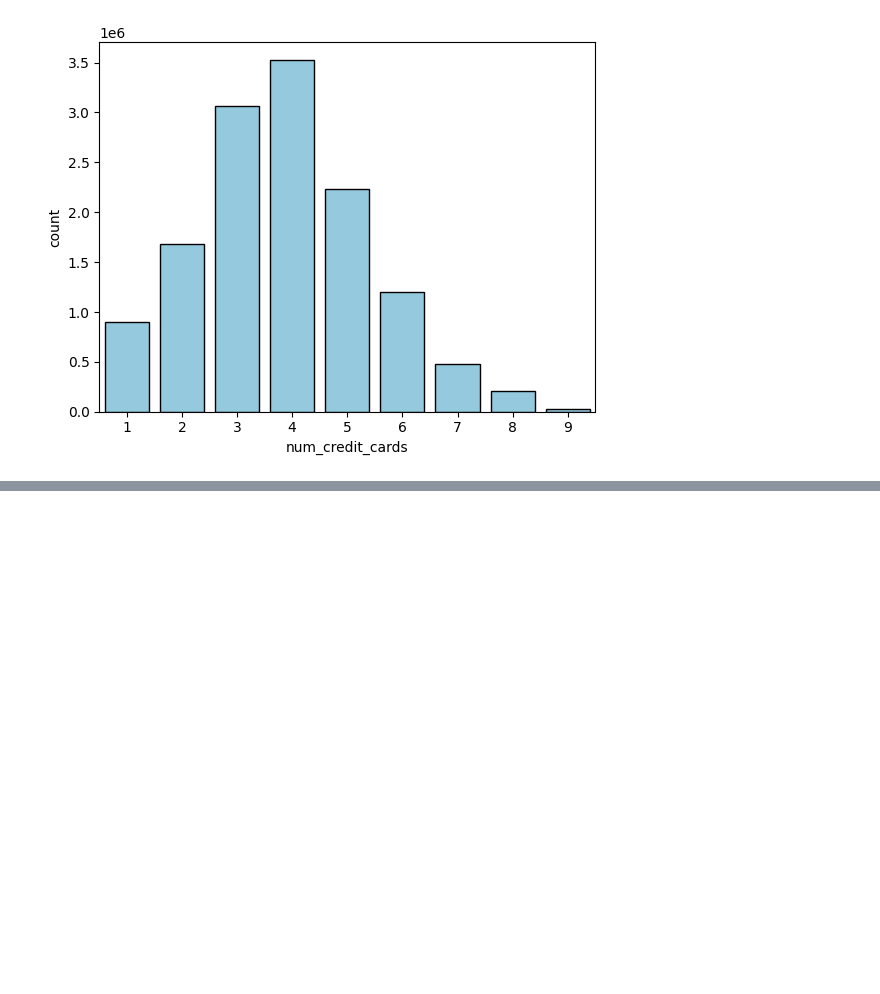
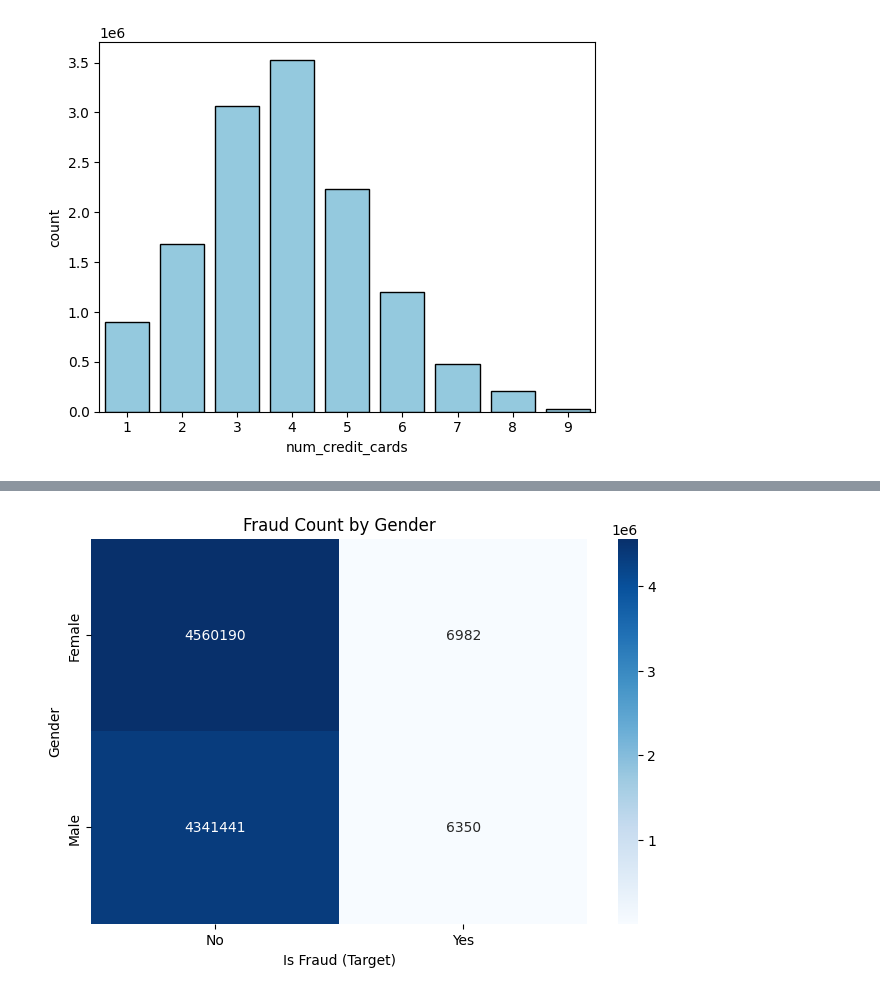
Before and after one commit to ShlokBagwe/FinGuard, a Jupyter notebook: EDA_2.ipynb, the cells around one changed output, grey strips where cells are left out. Cells and saved outputs as stored; diff of their text form; code cells hidden in the pictures; blank space fills up the shorter version.

```diff
--- a/EDA_2.ipynb
+++ b/EDA_2.ipynb
@@ -436,0 +480,10 @@ plt.show()
+# %%
+plt.figure(figsize=(8, 5))
+ct = pd.crosstab(master_df['gender'], master_df['target'])
+sns.heatmap(ct, annot=True, fmt='d', cmap='Blues')
+plt.title('Fraud Count by Gender')
+plt.ylabel('Gender')
+plt.xlabel('Is Fraud (Target)')
+plt.show()
+# %% [output]
+[figure, added]
```
Also changed, not shown: parts of 22 cells of this notebook.
